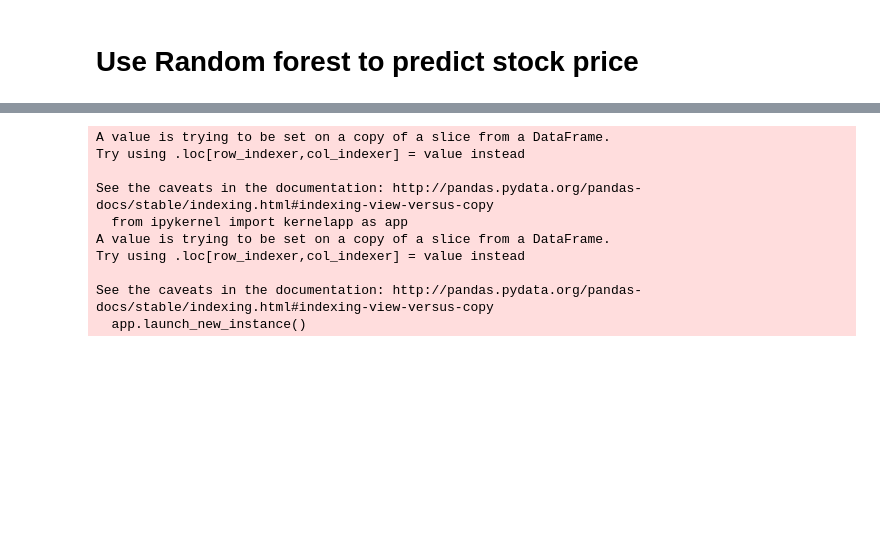
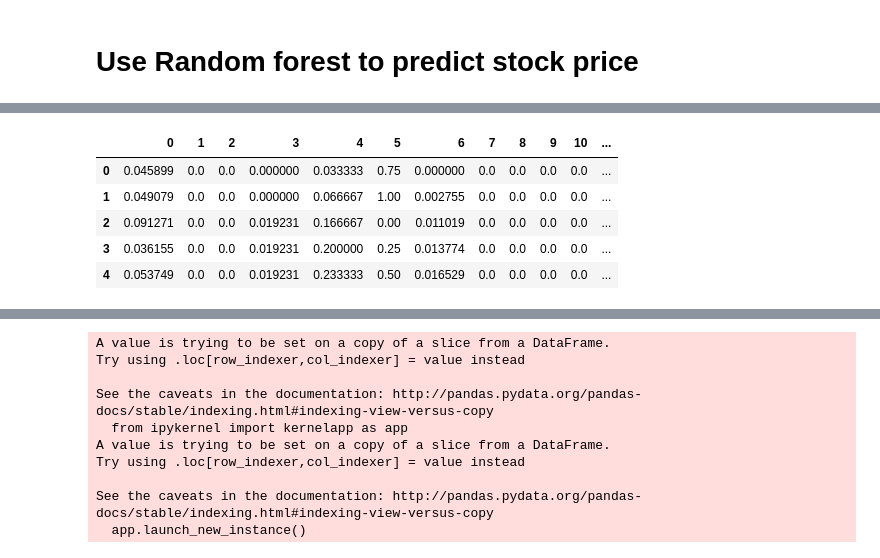
Before and after one commit to danielding186/StockPrediction, a Jupyter notebook: stockPrediction-amazon.ipynb, the cells around one changed output, grey strips where cells are left out. Saved outputs shown, nothing was run; the diff lists cells and outputs as text; code cells hidden in the pictures; blank space fills up the shorter version.

```diff
--- a/stockPrediction-amazon.ipynb
+++ b/stockPrediction-amazon.ipynb
@@ -195,3 +205,12 @@ RandomForestRegressor(bootstrap=True, criterion='mse', max_depth=None,
+# %%
+x_train.head()
+# %% [output]
+|  | 0 | 1 | 2 | 3 | 4 | 5 | 6 | 7 | 8 | 9 | 10 | ... |
+| 0 | 0.045899 | 0.0 | 0.0 | 0.000000 | 0.033333 | 0.75 | 0.000000 | 0.0 | 0.0 | 0.0 | 0.0 | ... |
+| 1 | 0.049079 | 0.0 | 0.0 | 0.000000 | 0.066667 | 1.00 | 0.002755 | 0.0 | 0.0 | 0.0 | 0.0 | ... |
+| 2 | 0.091271 | 0.0 | 0.0 | 0.019231 | 0.166667 | 0.00 | 0.011019 | 0.0 | 0.0 | 0.0 | 0.0 | ... |
+| 3 | 0.036155 | 0.0 | 0.0 | 0.019231 | 0.200000 | 0.25 | 0.013774 | 0.0 | 0.0 | 0.0 | 0.0 | ... |
+| 4 | 0.053749 | 0.0 | 0.0 | 0.019231 | 0.233333 | 0.50 | 0.016529 | 0.0 | 0.0 | 0.0 | 0.0 | ... |
 # %%
 preds = model.predict(x_valid)
 # %%
```
Also changed, not shown: parts of 5 cells of this notebook, 1 other file.
